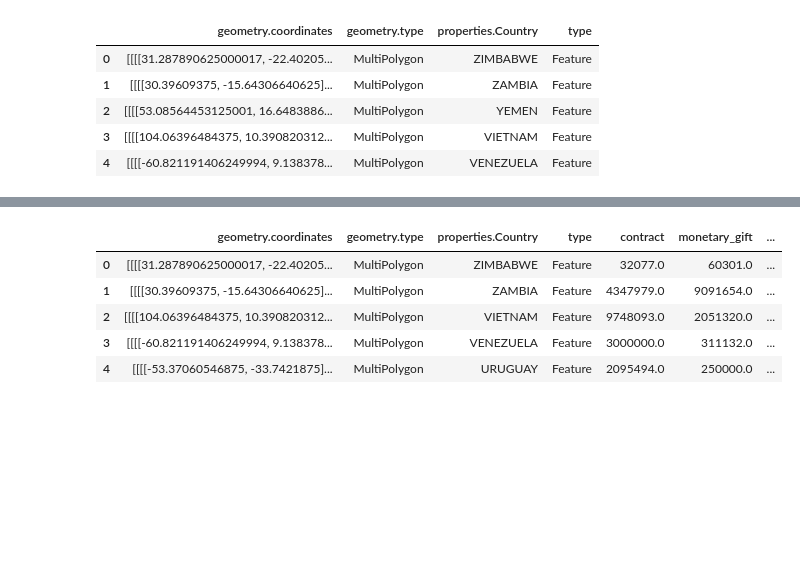
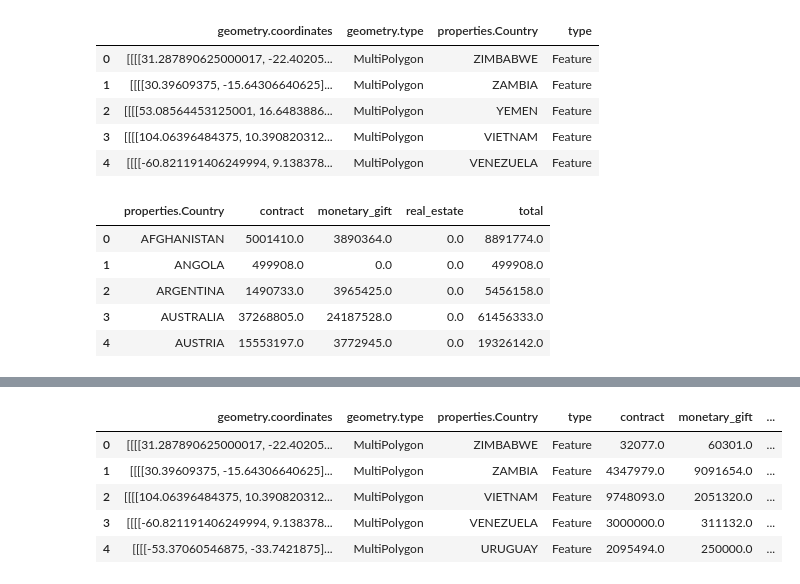
Before and after one commit to Humera97/Data-Studio, a Jupyter notebook: us_college_foreign_gifts/Map.ipynb, the cells around one changed output, grey strips where cells are left out. Saved outputs shown, nothing was run; the diff lists cells and outputs as text; code cells hidden in the pictures; blank space fills up the shorter version.

```diff
--- a/us_college_foreign_gifts/Map.ipynb
+++ b/us_college_foreign_gifts/Map.ipynb
@@ -4,7 +4,10 @@ import json
 import numpy as np
 import pandas as pd
 from pandas.io.json import json_normalize
-pd.options.display.max_rows = 200
+pd.options.display.max_rows = 300
+import requests
+import re
+from bs4 import BeautifulSoup
 # %%
 with open('newcountry.json') as json_data:
     geometry_data = json.load(json_data)
@@ -63,7 +66,7 @@ Name: properties.NAME, Length: 241, dtype: object
 # %%
 df = df[['geometry.coordinates','geometry.type', 'properties.NAME','type']]
 # %%
-df_data = pd.read_csv("countrygift.csv")
+df_data = pd.read_csv("countrygift.csv",encoding = 'latin-1')
 # %%
 df = df.rename(index=str, columns={
     'properties.NAME' : 'properties.Country'
@@ -83,3 +86,12 @@ df.head()
 | 2 | [[[[53.08564453125001, 16.6483886... | MultiPolygon | YEMEN | Feature |
 | 3 | [[[[104.06396484375, 10.390820312... | MultiPolygon | VIETNAM | Feature |
 | 4 | [[[[-60.821191406249994, 9.138378... | MultiPolygon | VENEZUELA | Feature |
+# %%
+df_data.head()
+# %% [output]
+|  | properties.Country | contract | monetary_gift | real_estate | total |
+| 0 | AFGHANISTAN | 5001410.0 | 3890364.0 | 0.0 | 8891774.0 |
+| 1 | ANGOLA | 499908.0 | 0.0 | 0.0 | 499908.0 |
+| 2 | ARGENTINA | 1490733.0 | 3965425.0 | 0.0 | 5456158.0 |
+| 3 | AUSTRALIA | 37268805.0 | 24187528.0 | 0.0 | 61456333.0 |
+| 4 | AUSTRIA | 15553197.0 | 3772945.0 | 0.0 | 19326142.0 |
```
Also changed, not shown: parts of 27 cells of this notebook, 6 other files.
